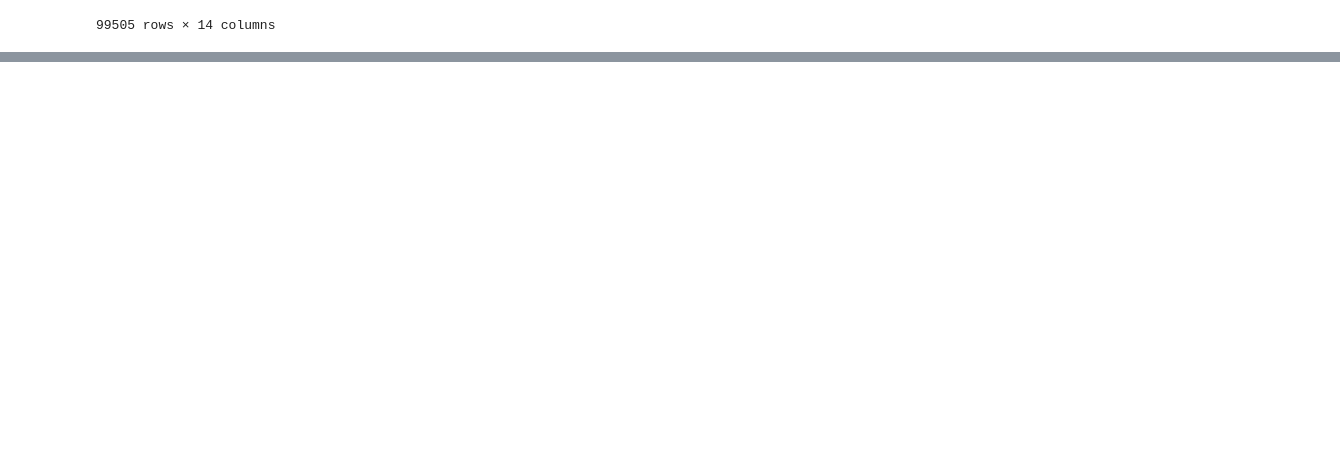
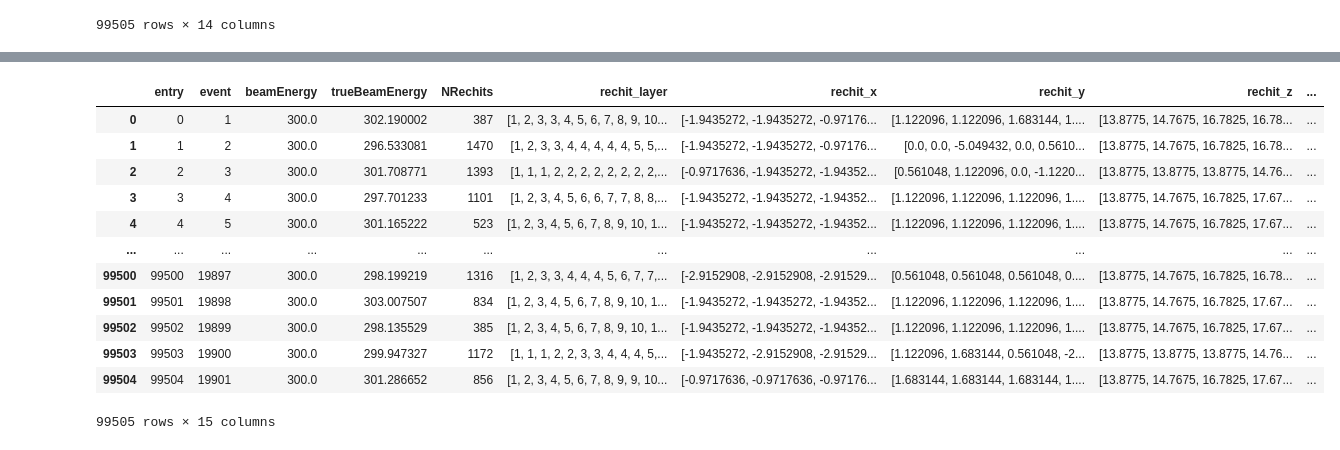
Before and after one commit to nitishkumarkv/HGCAL_DataAnalysis, a Jupyter notebook: Handling_Data.ipynb, the cells around one changed output, grey strips where cells are left out. Saved outputs shown, nothing was run; the diff lists cells and outputs as text; code cells hidden in the pictures; blank space fills up the shorter version.

```diff
--- a/Handling_Data.ipynb
+++ b/Handling_Data.ipynb
@@ -136,8 +176,10 @@ def lay_energy(num_hit_lay, rechit_energy, end_lay):
 
 def app(df):
     return lay_energy(df.num_hits_layer, df.rechit_energy, 40)
+# %%
+pion_data = req_data
 # %%
-pion_data = pd.read_pickle("combined_data_positron_shuffled.pkl")
-pion_data[:5]
+#pion_data = pd.read_pickle("combined_data_positron_shuffled.pkl")
+#pion_data[:5]
 # %%
-pion_data["num_hits_layer"]= pion_data.rechit_layer.map(lambda x : cnt(list(x),40))
+#pion_data["num_hits_layer"] = pion_data.rechit_layer.map(lambda x : cnt(list(x),40))
@@ -146 +186,18 @@ pion_data[:5]
+# %%
+pion_data.reset_index(inplace=True)
+pion_data
+# %% [output]
+|  | entry | event | beamEnergy | trueBeamEnergy | NRechits | rechit_layer | rechit_x | rechit_y | rechit_z | ... |
+| 0 | 0 | 1 | 300.0 | 302.190002 | 387 | [1, 2, 3, 3, 4, 5, 6, 7, 8, 9, 10... | [-1.9435272, -1.9435272, -0.97176... | [1.122096, 1.122096, 1.683144, 1.... | [13.8775, 14.7675, 16.7825, 16.78... | ... |
+| 1 | 1 | 2 | 300.0 | 296.533081 | 1470 | [1, 2, 3, 3, 4, 4, 4, 4, 4, 5, 5,... | [-1.9435272, -1.9435272, -0.97176... | [0.0, 0.0, -5.049432, 0.0, 0.5610... | [13.8775, 14.7675, 16.7825, 16.78... | ... |
+| 2 | 2 | 3 | 300.0 | 301.708771 | 1393 | [1, 1, 1, 2, 2, 2, 2, 2, 2, 2, 2,... | [-0.9717636, -1.9435272, -1.94352... | [0.561048, 1.122096, 0.0, -1.1220... | [13.8775, 13.8775, 13.8775, 14.76... | ... |
+| 3 | 3 | 4 | 300.0 | 297.701233 | 1101 | [1, 2, 3, 4, 5, 6, 6, 7, 7, 8, 8,... | [-1.9435272, -1.9435272, -1.94352... | [1.122096, 1.122096, 1.122096, 1.... | [13.8775, 14.7675, 16.7825, 17.67... | ... |
+| 4 | 4 | 5 | 300.0 | 301.165222 | 523 | [1, 2, 3, 4, 5, 6, 7, 8, 9, 10, 1... | [-1.9435272, -1.9435272, -1.94352... | [1.122096, 1.122096, 1.122096, 1.... | [13.8775, 14.7675, 16.7825, 17.67... | ... |
+| ... | ... | ... | ... | ... | ... | ... | ... | ... | ... | ... |
+| 99500 | 99500 | 19897 | 300.0 | 298.199219 | 1316 | [1, 2, 3, 3, 4, 4, 4, 5, 6, 7, 7,... | [-2.9152908, -2.9152908, -2.91529... | [0.561048, 0.561048, 0.561048, 0.... | [13.8775, 14.7675, 16.7825, 16.78... | ... |
+| 99501 | 99501 | 19898 | 300.0 | 303.007507 | 834 | [1, 2, 3, 4, 5, 6, 7, 8, 9, 10, 1... | [-1.9435272, -1.9435272, -1.94352... | [1.122096, 1.122096, 1.122096, 1.... | [13.8775, 14.7675, 16.7825, 17.67... | ... |
+| 99502 | 99502 | 19899 | 300.0 | 298.135529 | 385 | [1, 2, 3, 4, 5, 6, 7, 8, 9, 10, 1... | [-1.9435272, -1.9435272, -1.94352... | [1.122096, 1.122096, 1.122096, 1.... | [13.8775, 14.7675, 16.7825, 17.67... | ... |
+| 99503 | 99503 | 19900 | 300.0 | 299.947327 | 1172 | [1, 1, 1, 2, 2, 3, 3, 4, 4, 4, 5,... | [-1.9435272, -2.9152908, -2.91529... | [1.122096, 1.683144, 0.561048, -2... | [13.8775, 13.8775, 13.8775, 14.76... | ... |
+| 99504 | 99504 | 19901 | 300.0 | 301.286652 | 856 | [1, 2, 3, 4, 5, 6, 7, 8, 9, 9, 10... | [-0.9717636, -0.9717636, -0.97176... | [1.683144, 1.683144, 1.683144, 1.... | [13.8775, 14.7675, 16.7825, 17.67... | ... |
+99505 rows × 15 columns
 # %%
```
Also changed, not shown: parts of 33 cells of this notebook, 2 other files.
